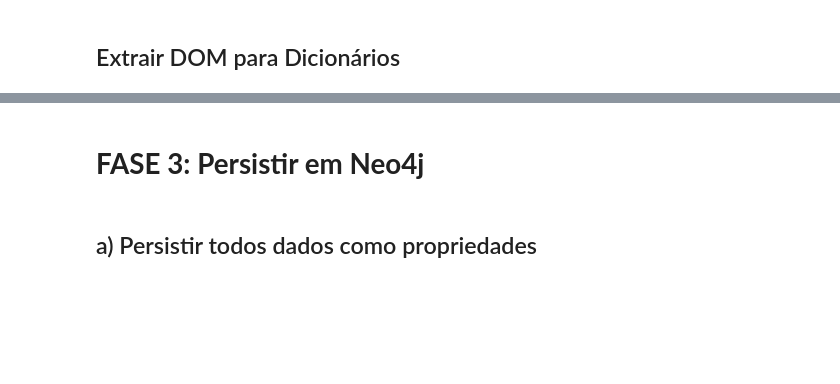
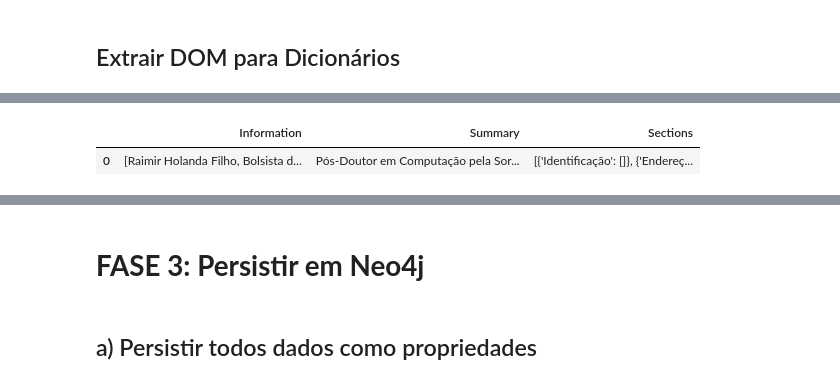
Before and after one commit to makaires77/fioce, a Jupyter notebook: source/adapters/input/jupyter_notebooks/parse_lattes_n4j.ipynb, the cells around one changed output, grey strips where cells are left out. Cells and saved outputs as stored; diff of their text form; code cells hidden in the pictures; blank space fills up the shorter version.

```diff
--- a/source/adapters/input/jupyter_notebooks/parse_lattes_n4j.ipynb
+++ b/source/adapters/input/jupyter_notebooks/parse_lattes_n4j.ipynb
@@ -1106,0 +1145,14 @@ def parse_jcr_articles(soup):
+# %%
+elm_main_cell = soup.find("div", class_="layout-cell-pad-main")
+elm_infpessoa = elm_main_cell.find("div", class_="infpessoa")
+resumo = elm_main_cell.find("p", class_="resumo")
+for i in elm_infpessoa:
+    if i.get_text().strip() != '':
+        list = [x.strip() for x in i.get_text().split('\n') if x.strip() !='']
+        print(f"{list}")
+        print('-'*25)
+for i in resumo:
+    if i.get_text().strip() != '':
+        list = i.get_text().strip()
+        print(f"{list}")
+        print('-'*25)
@@ -1106,0 +1323,5 @@ def parse_jcr_articles(soup):
+# %%
+df
+# %% [output]
+|  | Information | Summary | Sections |
+| 0 | [Raimir Holanda Filho, Bolsista d... | Pós-Doutor em Computação pela Sor... | [{'Identificação': []}, {'Endereç... |
```
Also changed, not shown: parts of 22 cells of this notebook.
